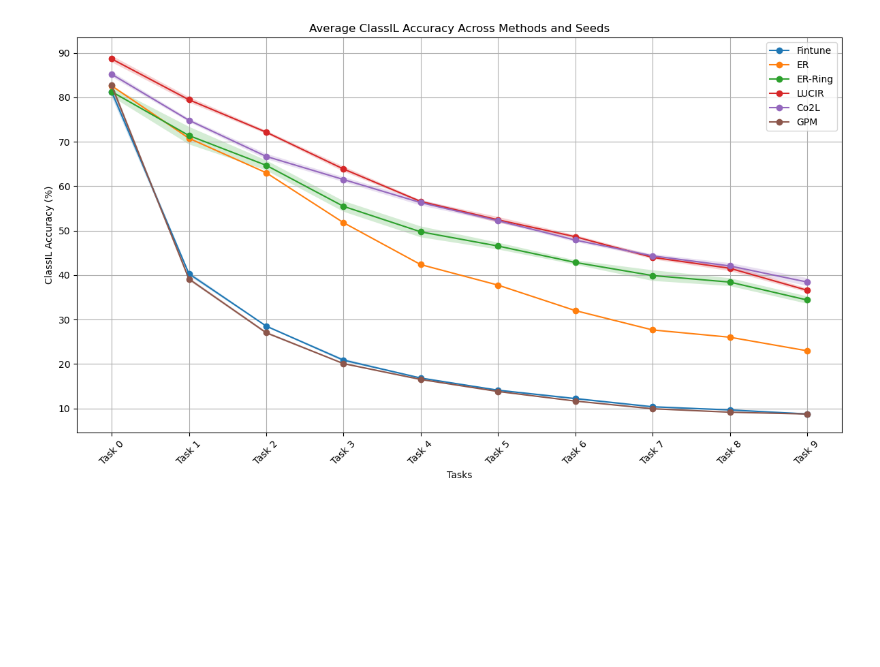
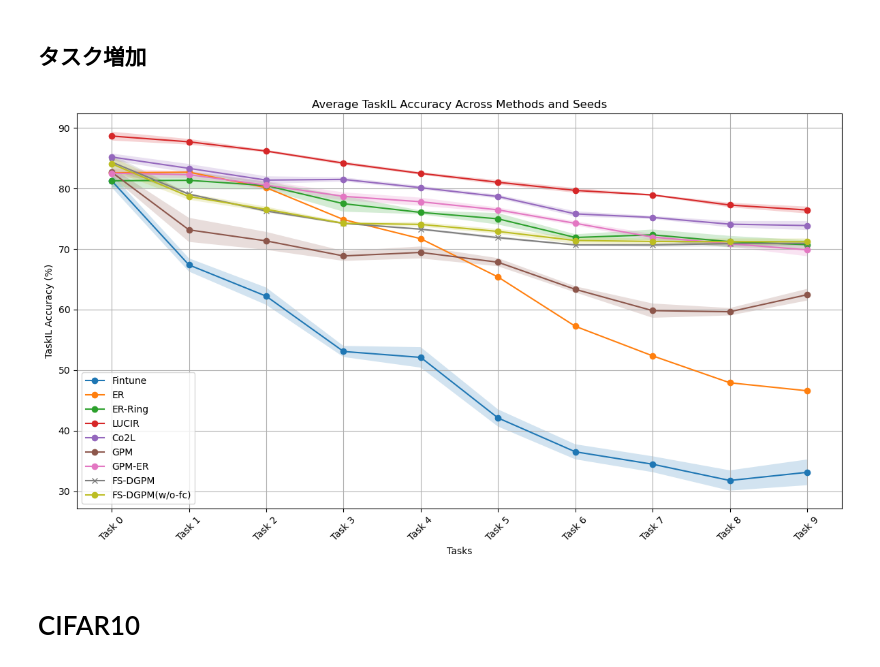
Before and after one commit to KoyoImai/surey, a Jupyter notebook: CIL/logs/glaph.ipynb, the cells around one changed output. Drawn from its saved outputs; the diff is of its cells as text; code cells hidden in the pictures; blank space fills up the shorter version.

```diff
--- a/CIL/logs/glaph.ipynb
+++ b/CIL/logs/glaph.ipynb
@@ -5,9 +144,11 @@ path = "/home/kouyou/ContinualLearning/survey/CIL/logs/erring_er_ring2000_cifar1
+# %% [markdown]
+## タスク増加
 # %%
 import re
 import numpy as np
 import matplotlib.pyplot as plt
 
-# 手法ごとにログファイルを定義（とりあえずseed値5回変更）
+# 手法ごとにログファイルを定義
 method_log_files = {
     'Fintune': [
         "/home/kouyou/ContinualLearning/survey/CIL/logs/er/fintune_er_reservoir0_cifar100_seed0_date2025_04_09/exp_log/experiment.log",
@@ -51,6 +192,27 @@ method_log_files = {
         '/home/kouyou/ContinualLearning/survey/CIL/logs/gpm/gpm_gpm_ring0_cifar100_seed3_date2025_04_09/exp_log/experiment.log',
         '/home/kouyou/ContinualLearning/survey/CIL/logs/gpm/gpm_gpm_ring0_cifar100_seed4_date2025_04_09/exp_log/experiment.log',
     ],
+    'GPM-ER': [
+        '/home/kouyou/ContinualLearning/survey/CIL/logs/gpm/gpm_gpm_ring2000_cifar100_seed0_date2025_04_09/exp_log/experiment.log',
+        # '/home/kouyou/ContinualLearning/survey/CIL/logs/gpm/gpm_gpm_ring2000_cifar100_seed1_date2025_04_09/exp_log/experiment.log',
+        '/home/kouyou/ContinualLearning/survey/CIL/logs/gpm/gpm_gpm_ring2000_cifar100_seed2_date2025_04_09/exp_log/experiment.log',
+        '/home/kouyou/ContinualLearning/survey/CIL/logs/gpm/gpm_gpm_ring2000_cifar100_seed3_date2025_04_09/exp_log/experiment.log',
+        '/home/kouyou/ContinualLearning/survey/CIL/logs/gpm/gpm_gpm_ring2000_cifar100_seed4_date2025_04_09/exp_log/experiment.log',
+    ],
+    'FS-DGPM': [
+        # "/home/kouyou/ContinualLearning/survey/CIL/logs/fs-dgpm/practice_fs-dgpm_ring2000_cifar100_seed0_date2025_04_16/exp_log/experiment.log",
+        "/home/kouyou/ContinualLearning/survey/CIL/logs/fs-dgpm/practice_fs-dgpm_ring2000_cifar100_seed1_date2025_04_16/exp_log/experiment.log",
+        "/home/kouyou/ContinualLearning/survey/CIL/logs/fs-dgpm/practice_fs-dgpm_ring2000_cifar100_seed2_date2025_04_16/exp_log/experiment.log",
+        "/home/kouyou/ContinualLearning/survey/CIL/logs/fs-dgpm/practice_fs-dgpm_ring2000_cifar100_seed3_date2025_04_16/exp_log/experiment.log",
+        # "/home/kouyou/ContinualLearning/surve÷y/CIL/logs/fs-dgpm/practice_fs-dgpm_ring2000_cifar100_seed4_date2025_04_16/exp_log/experiment.log",
+    ],
+    'FS-DGPM(w/o-fc)': [
+        "/home/kouyou/ContinualLearning/survey/CIL/logs/fs-dgpm/fs-dgpm_fs-dgpm_ring2000_cifar100_seed0_date2025_04_17/exp_log/experiment.log",
+        "/home/kouyou/ContinualLearning/survey/CIL/logs/fs-dgpm/fs-dgpm_fs-dgpm_ring2000_cifar100_seed1_date2025_04_17/exp_log/experiment.log",
+        "/home/kouyou/ContinualLearning/survey/CIL/logs/fs-dgpm/fs-dgpm_fs-dgpm_ring2000_cifar100_seed2_date2025_04_17/exp_log/experiment.log",
+        "/home/kouyou/ContinualLearning/survey/CIL/logs/fs-dgpm/fs-dgpm_fs-dgpm_ring2000_cifar100_seed3_date2025_04_17/exp_log/experiment.log",
+        "/home/kouyou/ContinualLearning/survey/CIL/logs/fs-dgpm/fs-dgpm_fs-dgpm_ring2000_cifar100_seed4_date2025_04_17/exp_log/experiment.log",
+    ],
 }
 
 # プロットの準備
@@ -63,54 +225,58 @@ for method_name, log_files in method_log_files.items():
 
     for log_file in log_files:
         tasks = []
-        classil_accuracies = []
+        taskil_accuracies = []
 
         with open(log_file, 'r') as file:
             for line in file:
-                match = re.search(r'task (\d+) Epoch (\d+):.*ClassIL_accuracy=([\d\.]+)', line)
+                match = re.search(r'task (\d+) Epoch (\d+):.*TaskIL_accuracy=([\d\.]+)', line)
                 if match:
-                    task_id, epoch, classil_acc = match.groups()
+                    task_id, epoch, taskil_acc = match.groups()
                     task_id, epoch = int(task_id), int(epoch)
-                    classil_acc = float(classil_acc)
+                    taskil_acc = float(taskil_acc)
 
                     if len(tasks) == 0 or tasks[-1] != task_id:
                         tasks.append(task_id)
-                        classil_accuracies.append([])
+                        taskil_accuracies.append([])
 
-                    classil_accuracies[-1].append(classil_acc)
+                    taskil_accuracies[-1].append(taskil_acc)
 
         # 各タスク終了時の最終精度を抽出
-        final_accuracies = [accs[-1] for accs in classil_accuracies]
+        final_accuracies = [accs[-1] for accs in taskil_accuracies]
         all_seed_task_accuracies.append(final_accuracies)
 
     # NumPy配列に変換し、シードごとに平均値と標準偏差を計算
     all_seed_task_accuracies = np.array(all_seed_task_accuracies)
     mean_accuracies = np.mean(all_seed_task_accuracies, axis=0)
     std_accuracies = np.std(all_seed_task_accuracies, axis=0)
 
     # タスクのインデックスを作成
     task_indices = [f'Task {i}' for i in range(len(mean_accuracies))]
 
     # 各手法の平均精度をプロット
-    plt.plot(task_indices, mean_accuracies, marker='o', linestyle='-', label=f'{method_name}')
+    if method_name == "FS-DGPM":
+        plt.plot(task_indices, mean_accuracies, marker='x', linestyle='-', label=f'{method_name}')
+    else:
+        plt.plot(task_indices, mean_accuracies, marker='o', linestyle='-', label=f'{method_name}')
 
-    # 標準偏差の範囲をプロット
     plt.fill_between(task_indices,
                      mean_accuracies - std_accuracies,
                      mean_accuracies + std_accuracies,
                      alpha=0.2)
 
 # グラフ設定
-plt.title('Average ClassIL Accuracy Across Methods and Seeds')
+plt.title('Average TaskIL Accuracy Across Methods and Seeds')
 plt.xlabel('Tasks')
-plt.ylabel('ClassIL Accuracy (%)')
+plt.ylabel('TaskIL Accuracy (%)')
 plt.grid(True)
 plt.xticks(rotation=45)
 plt.legend()
 plt.tight_layout()
 plt.show()
 # %% [output]
-[figure, old version]
+[figure, new version]
+# %% [markdown]
+# CIFAR10
 # %%
 import re
 import numpy as np
```
Also changed, not shown: parts of 13 cells of this notebook, 41 other files.
